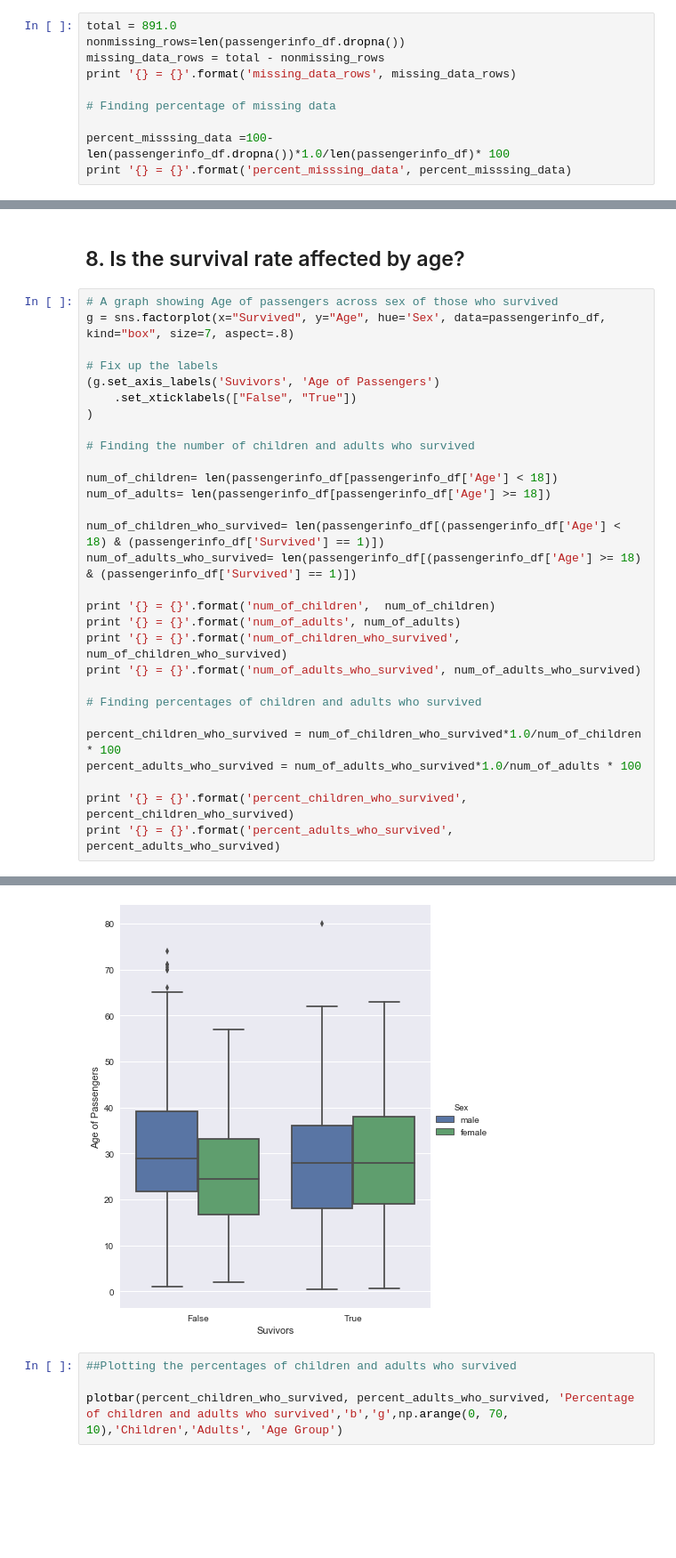
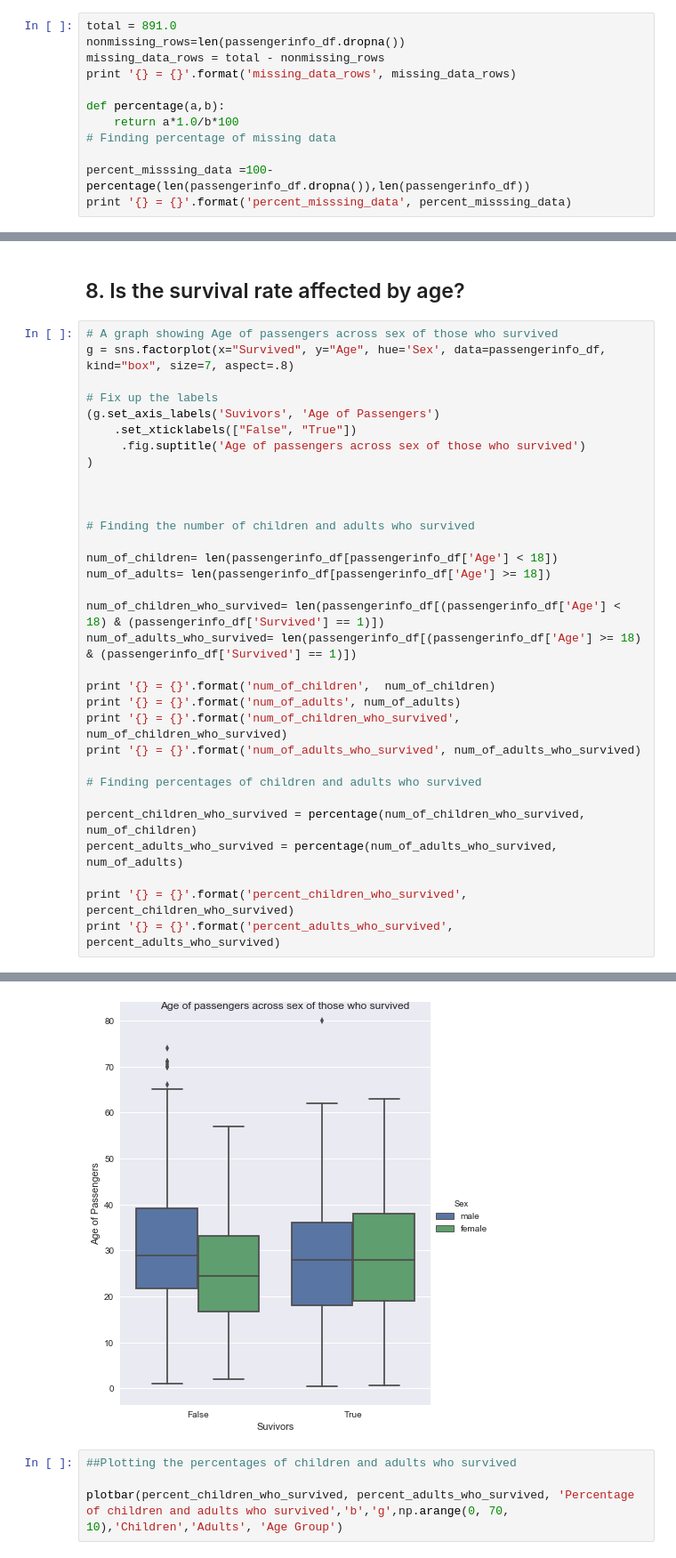
Before and after one commit to rahulb246/Investigate_A_Dataset, a Jupyter notebook: P2. Investigate a Dataset.ipynb, the cells around one changed output, grey strips where cells are left out. Shown at 89% size. Cells and saved outputs as stored; diff of their text form; blank space fills up the shorter version.

```diff
--- a/P2. Investigate a Dataset.ipynb
+++ b/P2. Investigate a Dataset.ipynb
@@ -84,9 +84,11 @@ nonmissing_rows=len(passengerinfo_df.dropna())
 missing_data_rows = total - nonmissing_rows
 print '{} = {}'.format('missing_data_rows', missing_data_rows)
 
+def percentage(a,b):
+    return a*1.0/b*100
 # Finding percentage of missing data
 
-percent_misssing_data =100- len(passengerinfo_df.dropna())*1.0/len(passengerinfo_df)* 100
+percent_misssing_data =100- percentage(len(passengerinfo_df.dropna()),len(passengerinfo_df))
 print '{} = {}'.format('percent_misssing_data', percent_misssing_data)
 # %% [output]
 missing_data_rows = 708.0
@@ -221,36 +224,39 @@ g = sns.factorplot(x="Survived", y="Age", hue='Sex', data=passengerinfo_df, kind
 # Fix up the labels
 (g.set_axis_labels('Suvivors', 'Age of Passengers')
     .set_xticklabels(["False", "True"])
+     .fig.suptitle('Age of passengers across sex of those who survived')
 )
+
+
 
 # Finding the number of children and adults who survived
 
 num_of_children= len(passengerinfo_df[passengerinfo_df['Age'] < 18])
 num_of_adults= len(passengerinfo_df[passengerinfo_df['Age'] >= 18])
 
 num_of_children_who_survived= len(passengerinfo_df[(passengerinfo_df['Age'] < 18) & (passengerinfo_df['Survived'] == 1)])
 num_of_adults_who_survived= len(passengerinfo_df[(passengerinfo_df['Age'] >= 18) & (passengerinfo_df['Survived'] == 1)])
 
 print '{} = {}'.format('num_of_children',  num_of_children)
 print '{} = {}'.format('num_of_adults', num_of_adults)
 print '{} = {}'.format('num_of_children_who_survived', num_of_children_who_survived)
 print '{} = {}'.format('num_of_adults_who_survived', num_of_adults_who_survived)
 
 # Finding percentages of children and adults who survived
 
-percent_children_who_survived = num_of_children_who_survived*1.0/num_of_children * 100
-percent_adults_who_survived = num_of_adults_who_survived*1.0/num_of_adults * 100
+percent_children_who_survived = percentage(num_of_children_who_survived, num_of_children)
+percent_adults_who_survived = percentage(num_of_adults_who_survived, num_of_adults)
 
 print '{} = {}'.format('percent_children_who_survived', percent_children_who_survived)
 print '{} = {}'.format('percent_adults_who_survived', percent_adults_who_survived)
 # %% [output]
 num_of_children = 113
 num_of_adults = 601
 num_of_children_who_survived = 61
 num_of_adults_who_survived = 229
 percent_children_who_survived = 53.982300885
 percent_adults_who_survived = 38.1031613977
-[figure, old version]
+[figure, new version]
 # %%
 ##Plotting the percentages of children and adults who survived
 
```
Also changed, not shown: parts of 14 cells of this notebook, 1 other file.
